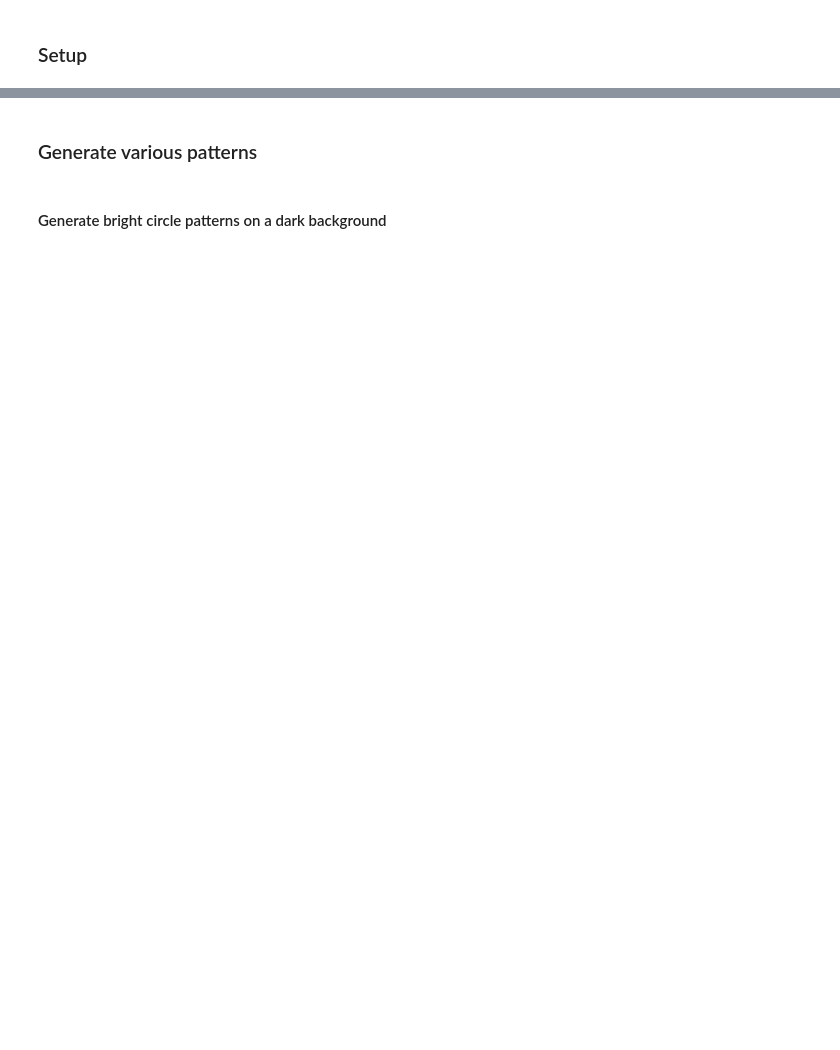
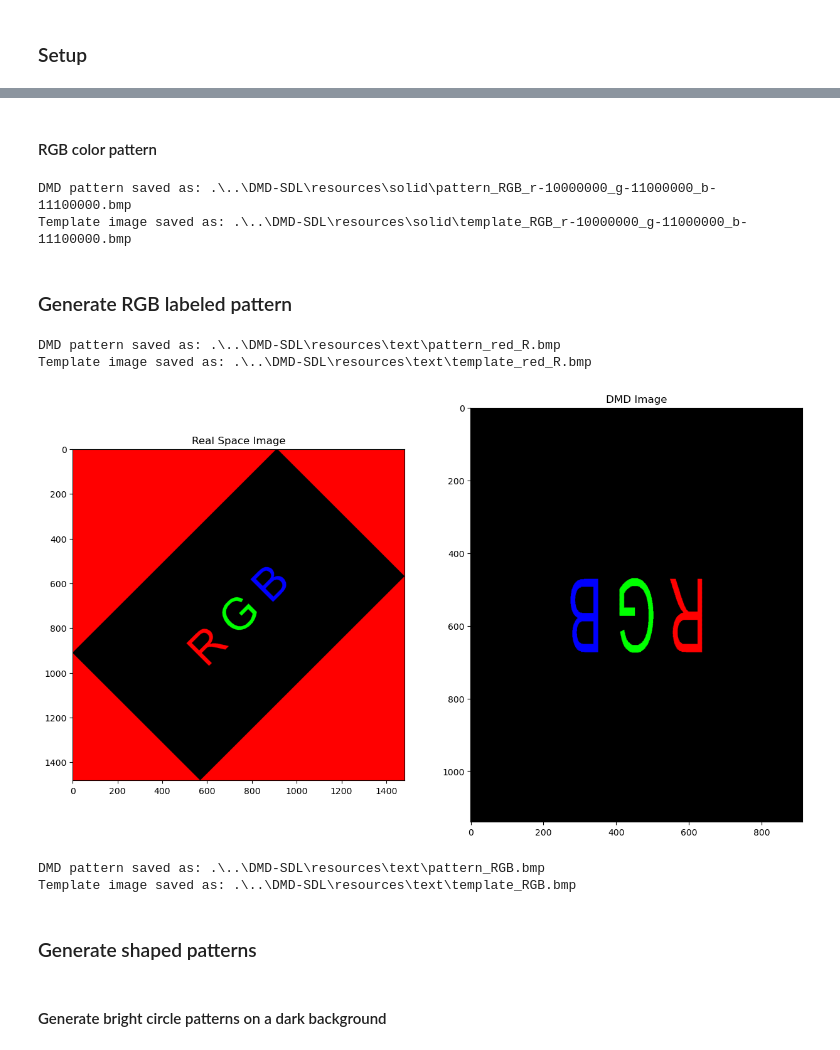
Before and after one commit to ChinLabQMS/DMD-pattern-generator, a Jupyter notebook: DMD_pattern_generation.ipynb, the cells around one changed output, grey strips where cells are left out. Saved outputs shown, nothing was run; the diff lists cells and outputs as text; code cells hidden in the pictures; blank space fills up the shorter version.

Commit message:
change frame class structure; modify grayscale painter

```diff
--- a/DMD_pattern_generation.ipynb
+++ b/DMD_pattern_generation.ipynb
@@ -1,10 +1,13 @@
 # %% [markdown]
 ### Setup
 # %%
-from utils import DitheredPainter, Frame
+from utils import ColorFrame, Painter
 from itertools import product
 
-save_dir = 'resources/'
+save_dir = '../DMD-SDL/resources/'
+# save_dir = 'resources/'
 
-dmd = Frame()
-painter = DitheredPainter(nrows=dmd.real_nrows, ncols=dmd.real_ncols, dither_method='Floyd-Steinberg')
+dmd = ColorFrame()
+painter = Painter(nrows=dmd.real_nrows, ncols=dmd.real_ncols)
+
+dmd.dmd_nrows, dmd.dmd_ncols, dmd.real_nrows, dmd.real_ncols
@@ -80,5 +74,36 @@ Template image saved as resources/solid/template_gray_00010001_1140x912.bmp
+# %% [markdown]
+#### RGB color pattern
+# %%
+r = '10000000'
+g = '11000000'
+b = '11100000'
+
+filename = f'RGB_r-{r}_g-{g}_b-{b}.bmp'
+dmd.setRealArray(color=[int(r, 2), int(g, 2), int(b, 2)])
+dmd.saveDmdArrayToImage(save_dir + 'solid/', filename)
+# %% [output]
+DMD pattern saved as: .\..\DMD-SDL\resources\solid\pattern_RGB_r-10000000_g-11000000_b-11100000.bmp
+Template image saved as: .\..\DMD-SDL\resources\solid\template_RGB_r-10000000_g-11000000_b-11100000.bmp
+# %% [markdown]
+### Generate RGB labeled pattern
+# %%
+dmd.drawPattern(painter.drawText('R', font_size=500), color=(255, 0, 0), template_color=0)
+dmd.saveDmdArrayToImage(save_dir + 'text/', 'red_R.bmp')
+# %% [output]
+DMD pattern saved as: .\..\DMD-SDL\resources\text\pattern_red_R.bmp
+Template image saved as: .\..\DMD-SDL\resources\text\template_red_R.bmp
+# %%
+dmd.drawPattern(painter.drawText('R', offset=(-200, 0), font_size=200), color=(255, 0, 0), template_color=0)
+dmd.drawPattern(painter.drawText('G', font_size=200), color=(0, 255, 0), template_color=0, reset=False)
+dmd.drawPattern(painter.drawText('B', offset=(200, 0), font_size=200), color=(0, 0, 255), template_color=0, reset=False)
+dmd.displayPattern()
+dmd.saveDmdArrayToImage(save_dir + 'text/', 'RGB.bmp')
+# %% [output]
+[figure, added]
+DMD pattern saved as: .\..\DMD-SDL\resources\text\pattern_RGB.bmp
+Template image saved as: .\..\DMD-SDL\resources\text\template_RGB.bmp
 # %% [markdown]
-### Generate various patterns
+### Generate shaped patterns
 # %% [markdown]
 #### Generate bright circle patterns on a dark background
 # %%
```
Also changed, not shown: parts of 54 cells of this notebook, 6 other files.
